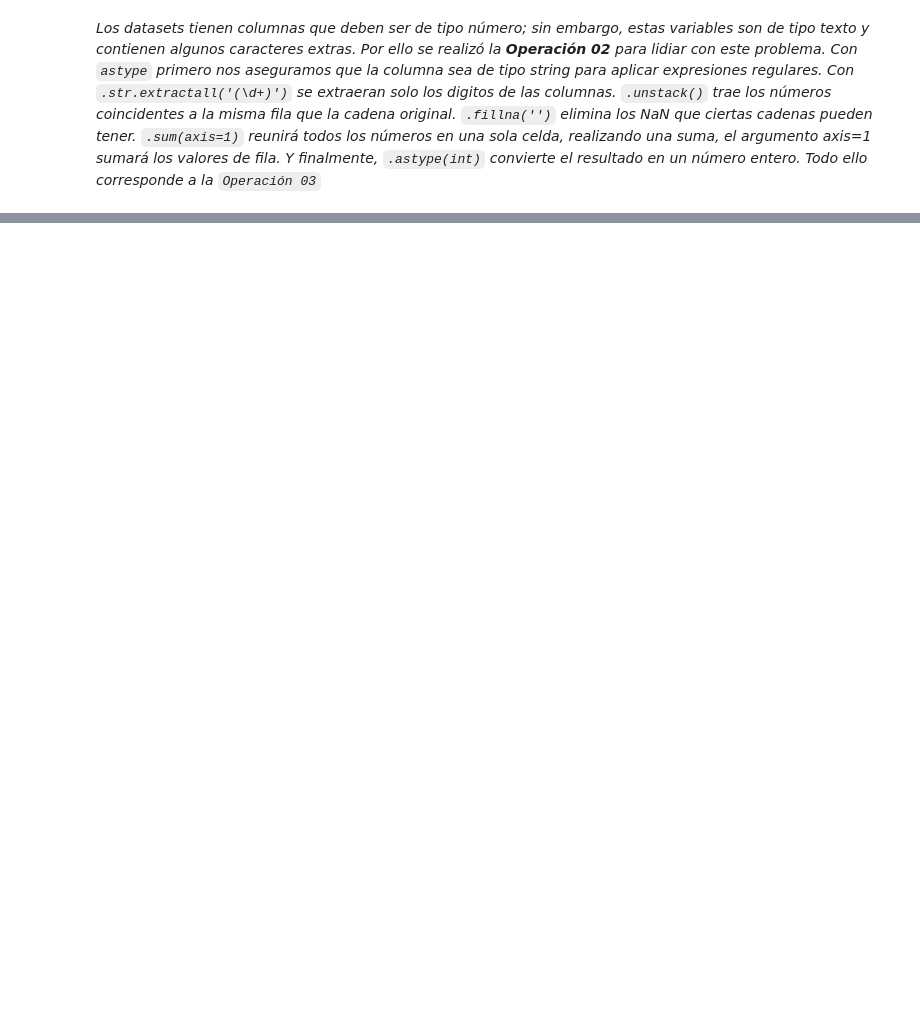
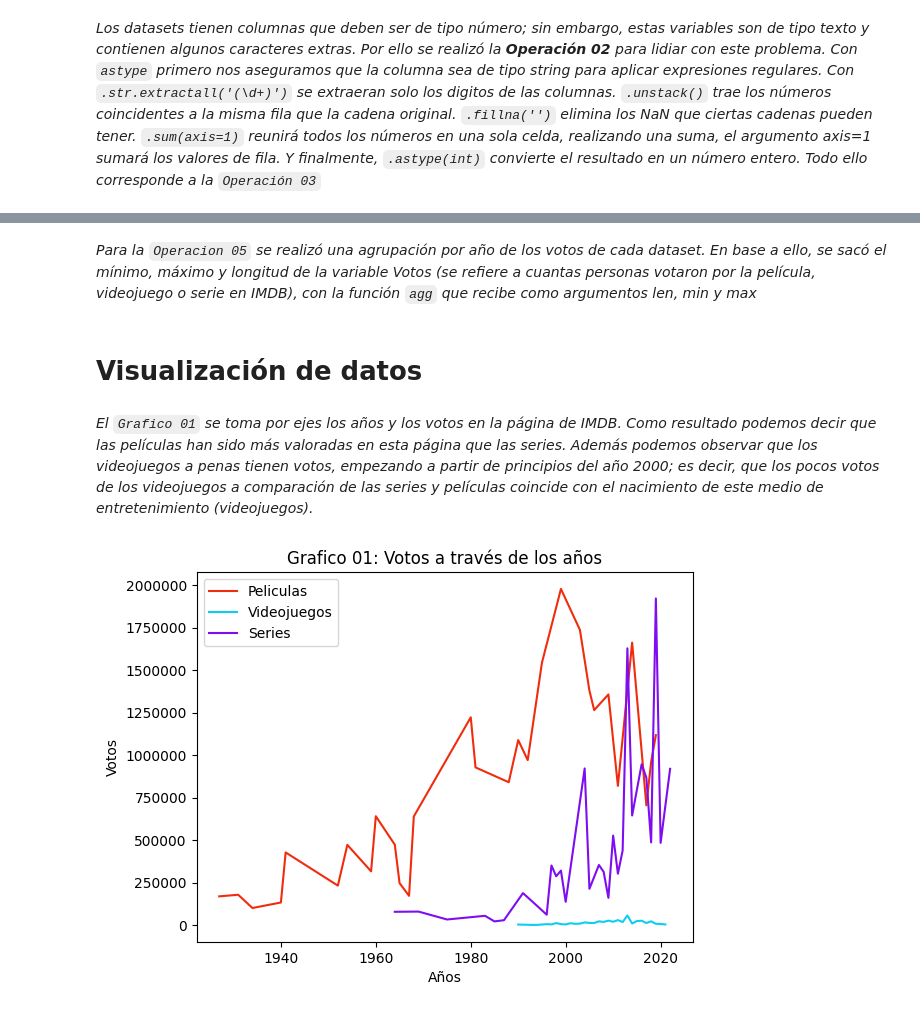
Before and after one commit to piero0090/RepoData2, a Jupyter notebook: Python_Analisis.ipynb, the cells around one changed output, grey strips where cells are left out. Drawn from its saved outputs; the diff is of its cells as text; code cells hidden in the pictures; blank space fills up the shorter version.

```diff
--- a/Python_Analisis.ipynb
+++ b/Python_Analisis.ipynb
@@ -121,2 +131,5 @@ df01.head(3)
+# %%
+#Transformacion de Votos para dataframe03
+df03['Votos'] = df03['Votos'].astype('str').str.extractall('(\d+)').unstack().fillna('').sum(axis=1).astype('int')
 # %%
 #https://www.kaggle.com/code/jadelau/film-analysis-imdb-1000-movies-in-june-2022#Q2.-Any-correlations-among-IMDB-ratings-and-other-film-features?
@@ -122,0 +156,31 @@ df01.head(3)
+# %%
+#Votos
+def Operacion05(df):
+  resultado = df.groupby(['Año']).Votos.agg([len, min, max]).sort_index(ascending=True)
+  return resultado
+# %% [markdown]
+*Para la `Operacion 05` se realizó una agrupación por año de los votos de cada dataset. En base a ello, se sacó el mínimo, máximo y longitud de la variable Votos (se refiere a cuantas personas votaron por la película, videojuego o serie en IMDB), con la función `agg` que recibe como argumentos len, min y max*
+# %%
+Votos01 = Operacion05(df01)
+Votos02 = Operacion05(df02)
+Votos03 = Operacion05(df03)
+# %% [markdown]
+# **Visualización de datos**
+# %%
+d1 = Votos01.sample(n=29).sort_index(ascending = True)
+d3 = Votos03.sample(n=29).sort_index(ascending = True)
+Votos02.sort_index(ascending = True, inplace = True)
+# %% [markdown]
+*El  `Grafico 01` se toma por ejes los años y los votos en la página de IMDB. Como resultado podemos decir que las películas han sido más valoradas en esta página que las series. Además podemos observar que los videojuegos a penas tienen votos, empezando a partir de principios del año 2000; es decir, que los pocos votos de los videojuegos a comparación de las series y películas coincide con el nacimiento de este medio de entretenimiento (videojuegos).*
+# %%
+plt.plot(d1.index, d1['max'], label='Peliculas', color='#F12C0D')
+plt.plot(Votos02.index, Votos02['max'], label='Videojuegos', color='#0DCEF1')
+plt.plot(d3.index, d3['max'], label='Series', color='#7F0DF1')
+plt.title('Grafico 01: Votos a través de los años')
+plt.xlabel('Años')
+plt.ylabel('Votos')
+plt.ticklabel_format(axis="y", style="plain", scilimits=(0,0))
+plt.legend()
+plt.show()
+# %% [output]
+[figure, added]
```
Also changed, not shown: parts of 11 cells of this notebook.
